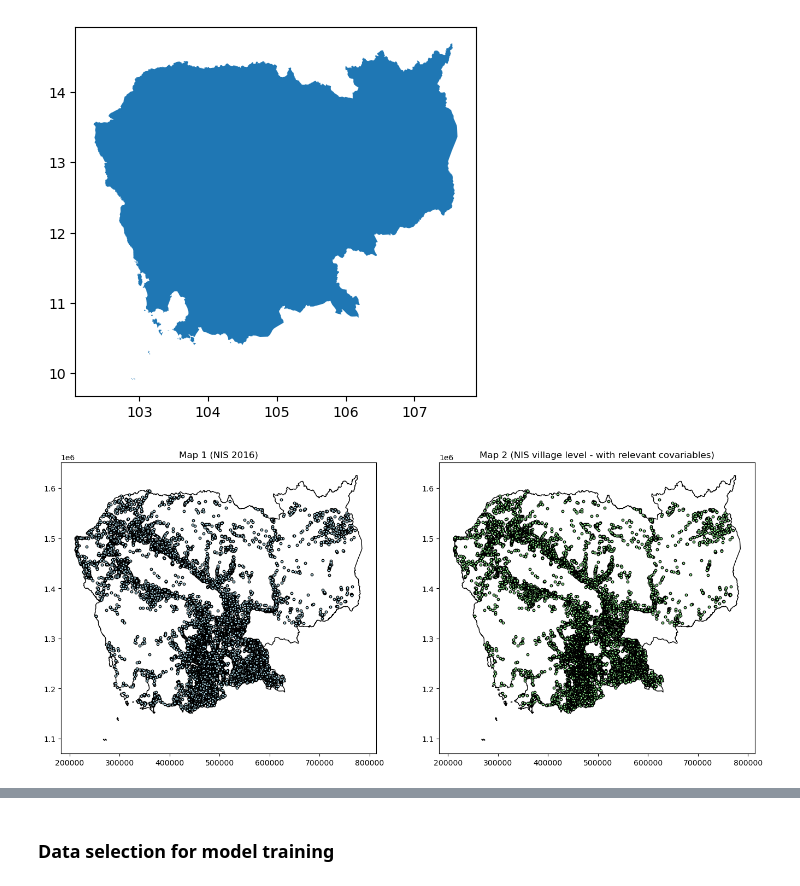
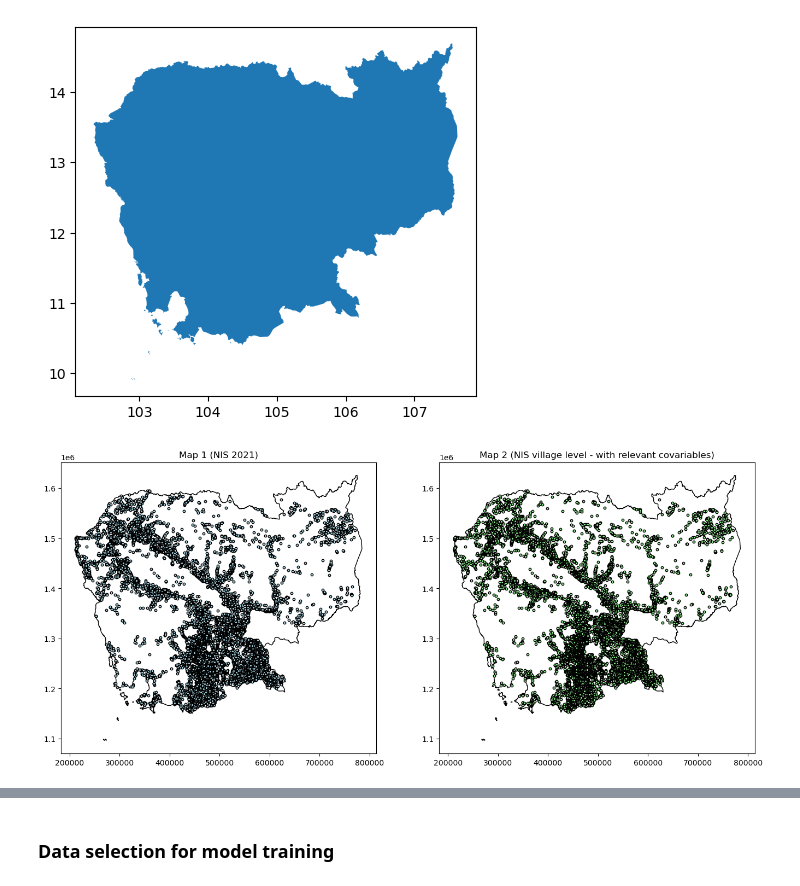
Before and after one commit to sig-gis/dises-sae, a Jupyter notebook: 5-SAE-SEM.ipynb, the cells around one changed output, grey strips where cells are left out. Saved outputs shown, nothing was run; the diff lists cells and outputs as text; code cells hidden in the pictures.

```diff
--- a/5-SAE-SEM.ipynb
+++ b/5-SAE-SEM.ipynb
@@ -94,22 +94,22 @@ EPSG:32648
 # %%
 
 # Comparison map of geographic unities
 fig, axes = plt.subplots(1, 2, figsize=(14, 6))
 
 #Map 1: NIS geographical units
 KHM.plot(ax=axes[0], facecolor='white', edgecolor='black', alpha=1)
 nis06.plot(ax=axes[0], color='lightblue', edgecolor='black', markersize=10)
-axes[0].set_title('Map 1 (NIS 2016)')
+axes[0].set_title(f'Map 1 (NIS {nis_year})')
 
 #Map 2: Geographical units after relevant covariable selection
 KHM.plot(ax=axes[1], facecolor='white', edgecolor='black', alpha=1)
 gdf.plot(ax=axes[1], color='lightgreen', edgecolor='black', markersize=10)
 axes[1].set_title('Map 2 (NIS village level - with relevant covariables)')
 
 plt.tight_layout()
 plt.show()
 # %% [output]
-[figure, old version]
+[figure, new version]
 # %%
 #Check for NA's in relevant covariates
 gdf.isna().sum()
```
Also changed, not shown: parts of 41 cells of this notebook, 4 other files.
